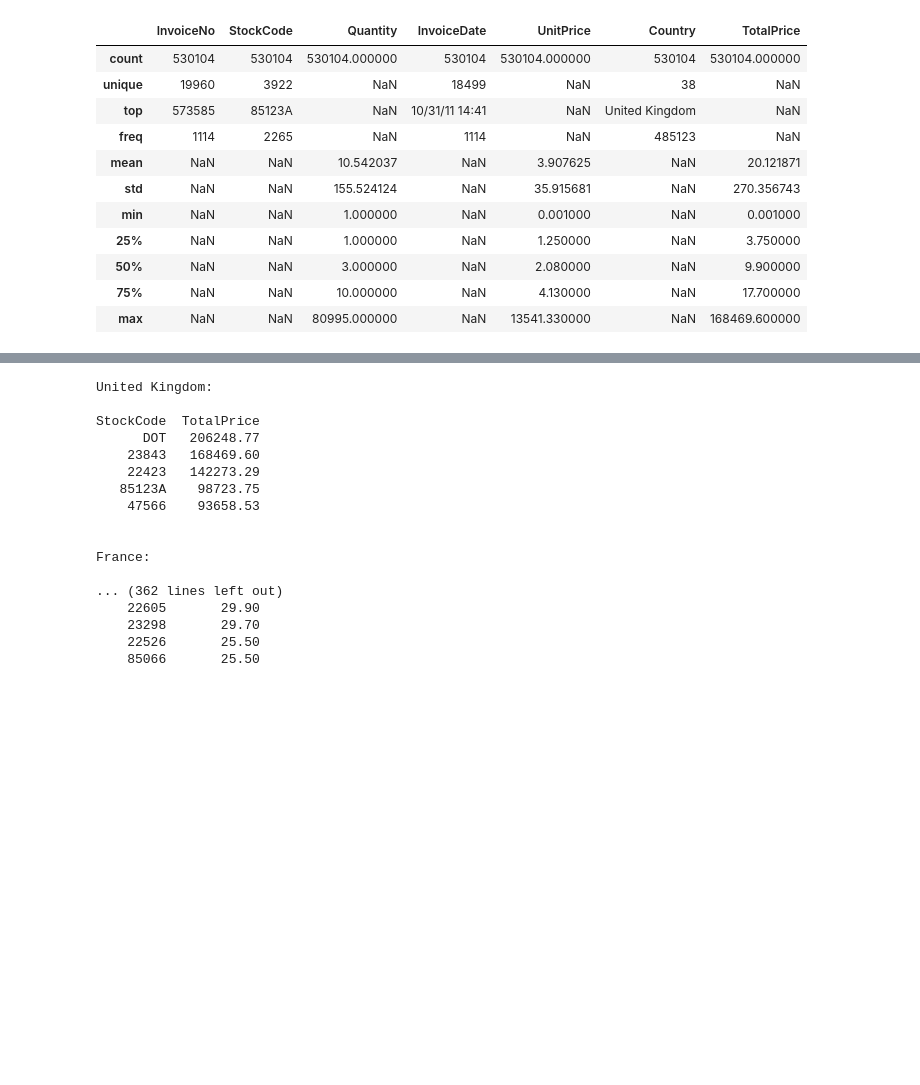
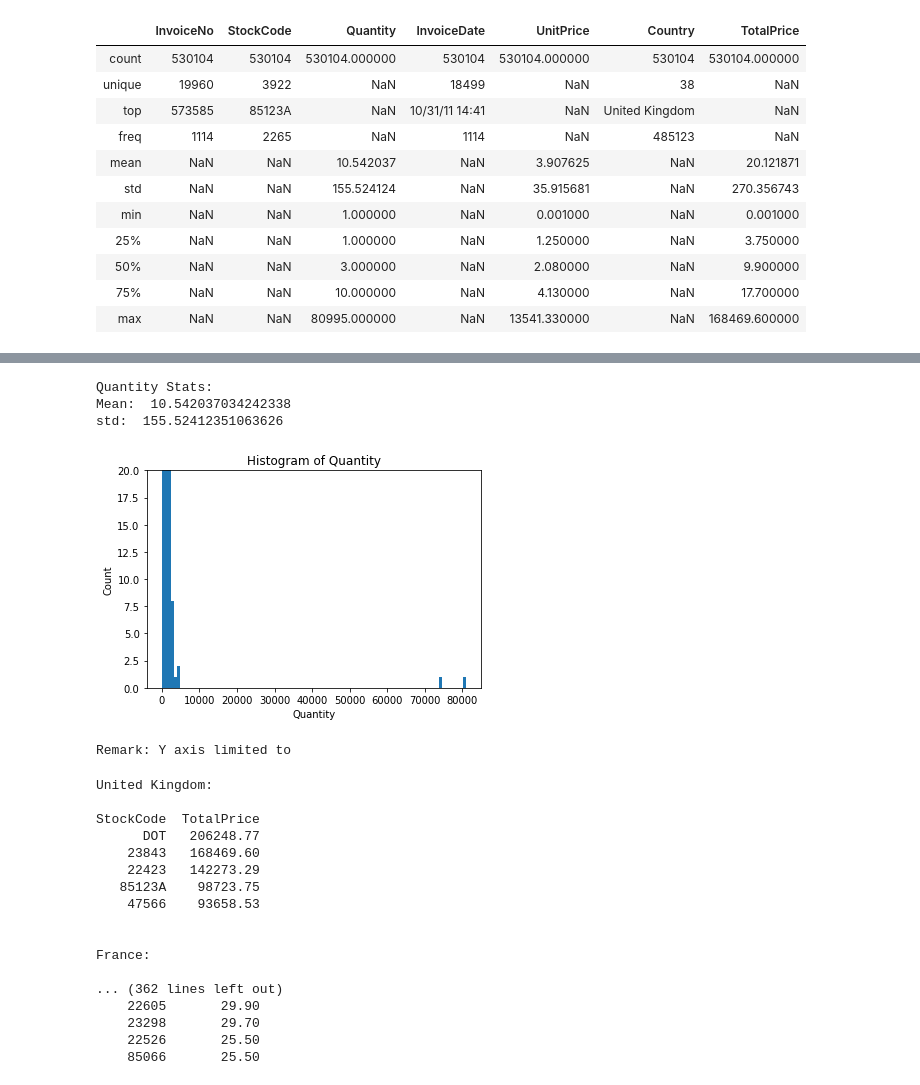
Before and after one commit to whz20024117/IE582_HW, a Jupyter notebook: HW4/Q2.ipynb, the cells around one changed output, grey strips where cells are left out. Saved outputs shown, nothing was run; the diff lists cells and outputs as text; code cells hidden in the pictures; blank space fills up the shorter version.

```diff
--- a/HW4/Q2.ipynb
+++ b/HW4/Q2.ipynb
@@ -68,3 +62,23 @@ data['UnitPrice'].tolist()
+# %%
+# Quantity
+print('Quantity Stats: ')
+unitp_mean = summary[['Quantity']].loc['mean']
+unitp_std = summary[['Quantity']].loc['std']
+print('Mean: ', *unitp_mean.tolist())
+print('std: ', *unitp_std.tolist())
+plt.hist(data['Quantity'].tolist(), bins=100)
+plt.ylim([0,20])
+plt.xlabel("Quantity")
+plt.ylabel("Count")
+plt.title('Histogram of Quantity')
+plt.show()
+print('Remark: Y axis limited to 20')
+# %% [output]
+Quantity Stats:
+Mean:  10.542037034242338
+std:  155.52412351063626
+[figure, added]
+Remark: Y axis limited to
 # %%
 countries = data['Country'].unique()
 # %%
```
Also changed, not shown: parts of 7 cells of this notebook, 2 other files.
